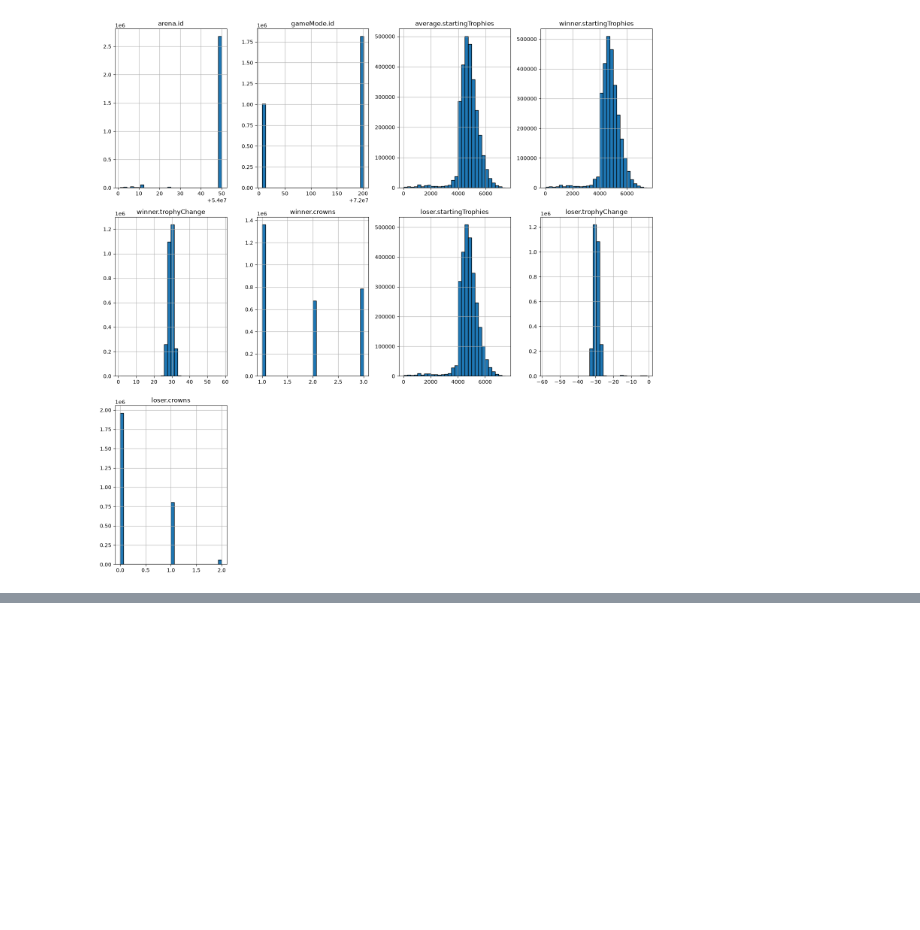
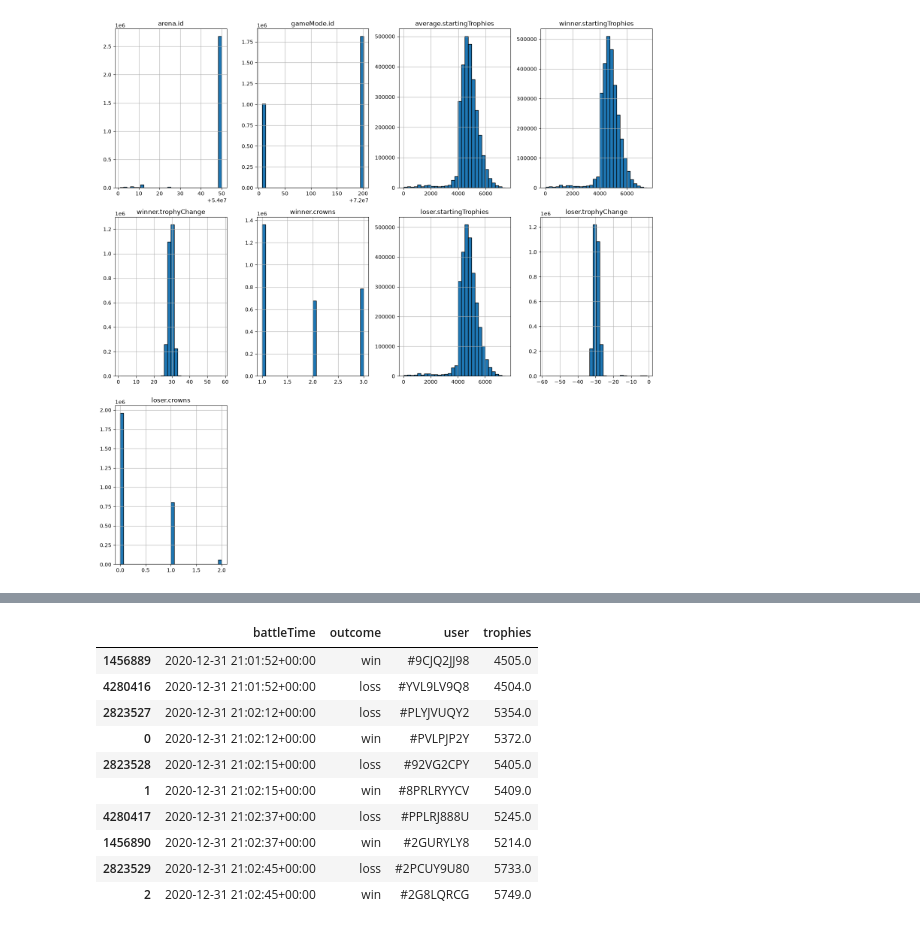
Before and after one commit to shrEkt101/STA258_ClashRoyale, a Jupyter notebook: STA258GP.ipynb, the cells around one changed output, grey strips where cells are left out. Saved outputs shown, nothing was run; the diff lists cells and outputs as text; code cells hidden in the pictures; blank space fills up the shorter version.

```diff
--- a/STA258GP.ipynb
+++ b/STA258GP.ipynb
@@ -74,0 +92,3 @@ plt.show()
+# %%
+reshaped = cleaned.melt(id_vars=["battleTime","winner.startingTrophies", "loser.startingTrophies"], value_vars=["winner.tag", "loser.tag"], var_name="outcome", value_name="user")
+reshaped.head()
@@ -74,0 +102,9 @@ plt.show()
+# %%
+def trophies(row):
+    if row["outcome"] == "winner.tag":
+        return row["winner.startingTrophies"]
+    else:
+        return row["loser.startingTrophies"]
+
+reshaped["trophies"] = reshaped.apply(trophies, axis=1)
+reshaped.head()
@@ -74,0 +118,9 @@ plt.show()
+# %%
+def rename_outcome(row):
+    if row["outcome"] == "winner.tag":
+        return "win"
+    return "loss"
+
+reshaped["outcome"] = reshaped.apply(rename_outcome, axis=1)
+reshaped = reshaped.drop(columns=["winner.startingTrophies", "loser.startingTrophies"])
+reshaped.head()
@@ -74,0 +134,15 @@ plt.show()
+# %%
+reshaped = reshaped.sort_values(by=["battleTime"])
+reshaped.head(10)
+# %% [output]
+|  | battleTime | outcome | user | trophies |
+| 1456889 | 2020-12-31 21:01:52+00:00 | win | #9CJQ2JJ98 | 4505.0 |
+| 4280416 | 2020-12-31 21:01:52+00:00 | loss | #YVL9LV9Q8 | 4504.0 |
+| 2823527 | 2020-12-31 21:02:12+00:00 | loss | #PLYJVUQY2 | 5354.0 |
+| 0 | 2020-12-31 21:02:12+00:00 | win | #PVLPJP2Y | 5372.0 |
+| 2823528 | 2020-12-31 21:02:15+00:00 | loss | #92VG2CPY | 5405.0 |
+| 1 | 2020-12-31 21:02:15+00:00 | win | #8PRLRYYCV | 5409.0 |
+| 4280417 | 2020-12-31 21:02:37+00:00 | loss | #PPLRJ888U | 5245.0 |
+| 1456890 | 2020-12-31 21:02:37+00:00 | win | #2GURYLY8 | 5214.0 |
+| 2823529 | 2020-12-31 21:02:45+00:00 | loss | #2PCUY9U80 | 5733.0 |
+| 2 | 2020-12-31 21:02:45+00:00 | win | #2G8LQRCG | 5749.0 |
```
Also changed, not shown: parts of 6 cells of this notebook, 1 other file.
